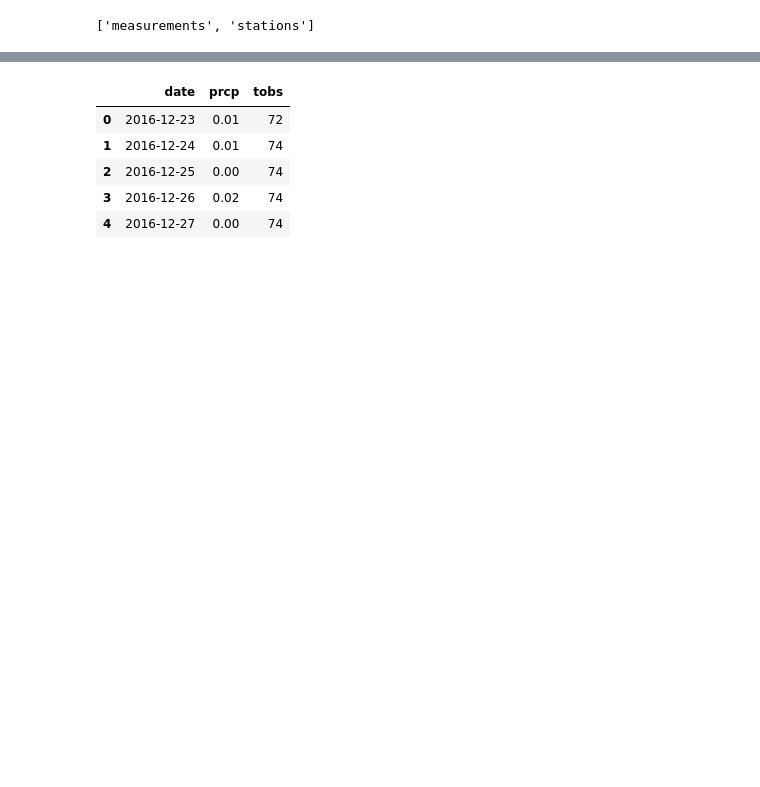
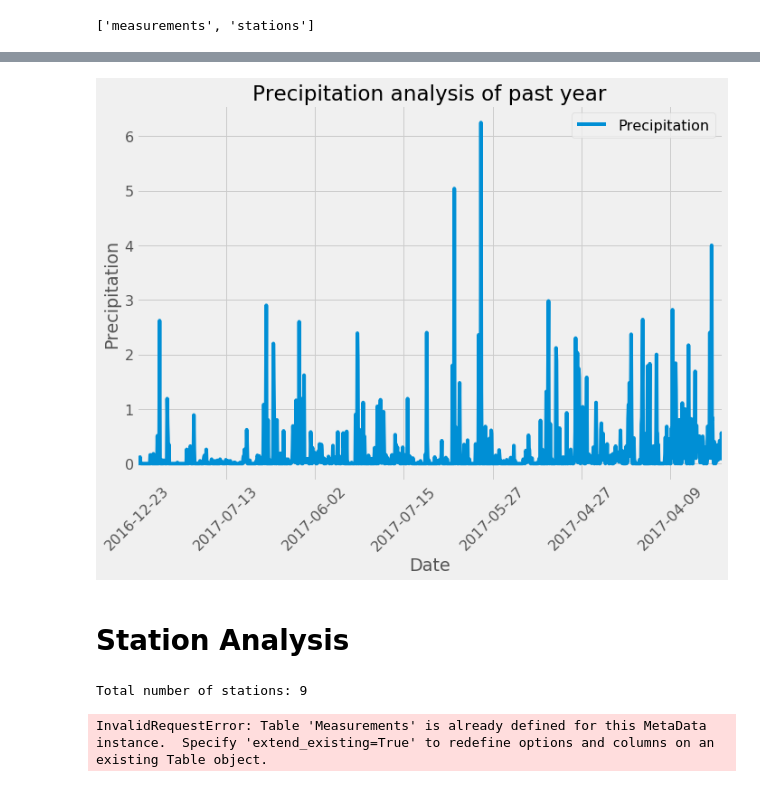
Before and after one commit to sadhana1002/ClimaticAnalysis, a Jupyter notebook: climatic_analysis.ipynb, the cells around one changed output, grey strips where cells are left out. Saved outputs shown, nothing was run; the diff lists cells and outputs as text; code cells hidden in the pictures; blank space fills up the shorter version.

Commit message:
climatic analysis - plots

```diff
--- a/climatic_analysis.ipynb
+++ b/climatic_analysis.ipynb
@@ -27,5 +37,16 @@ current_time = datetime.now()
 
 past_year = current_time - timedelta(days=365)
 
-measurements_year = session.query(Measurements.date,Measurements.prcp,Measurements.tobs).filter(
+measurements_year = session.query(Measurements.date,Measurements.prcp).filter(
     Measurements.date > past_year).all()
+
+measure_records = []
+for measure in measurements_year:
+    measure_records.append(measure._asdict())
+
+measurements_df = pd.DataFrame.from_records(measure_records)
+
+measurements_df = measurements_df.set_index('date')
+
+
+measurements_df.head()
@@ -35,0 +61,23 @@ for measure in measurements_year:
+# %%
+import matplotlib.pyplot as plt
+import matplotlib
+
+measurements_df.plot(kind="line",linewidth=4,figsize=(10,8))
+
+plt.style.use('fivethirtyeight')
+
+matplotlib.rcParams.update({'font.size': 16})
+
+plt.xlabel("Date")
+plt.ylabel("Precipitation")
+plt.title(f"Precipitation analysis of past year")
+plt.xticks(rotation=45)
+plt.legend(["Precipitation"])
+plt.tight_layout()
+plt.savefig("figures/PrecipitationAnalysis_Hawaii.png")
+
+plt.show()
+# %% [output]
+[figure, added]
+# %% [markdown]
+# Station Analysis
@@ -35,0 +86,10 @@ for measure in measurements_year:
+# %%
+print(f"Total number of stations: {total_stations}")
+# %% [output]
+Total number of stations: 9
+# %%
+my_table = Table('Measurements', Base.metadata,
+    Column("station", String, ForeignKey("Stations.station")),
+    autoload=True,autoload_with=engine)
+# %% [output]
+InvalidRequestError: Table 'Measurements' is already defined for this MetaData instance.  Specify 'extend_existing=True' to redefine options and columns on an existing Table object.
@@ -36,10 +104,2 @@ for measure in measurements_year:
 # %%
-measurements_df = pd.DataFrame.from_records(measure_records)
-measurements_df.head()
+active_station_df = pd.DataFrame.from_records(active_station_records)
-# %% [output]
-|  | date | prcp | tobs |
-| 0 | 2016-12-23 | 0.01 | 72 |
-| 1 | 2016-12-24 | 0.01 | 74 |
-| 2 | 2016-12-25 | 0.00 | 74 |
-| 3 | 2016-12-26 | 0.02 | 74 |
-| 4 | 2016-12-27 | 0.00 | 74 |
```
Also changed, not shown: parts of 14 cells of this notebook, 2 other files.
